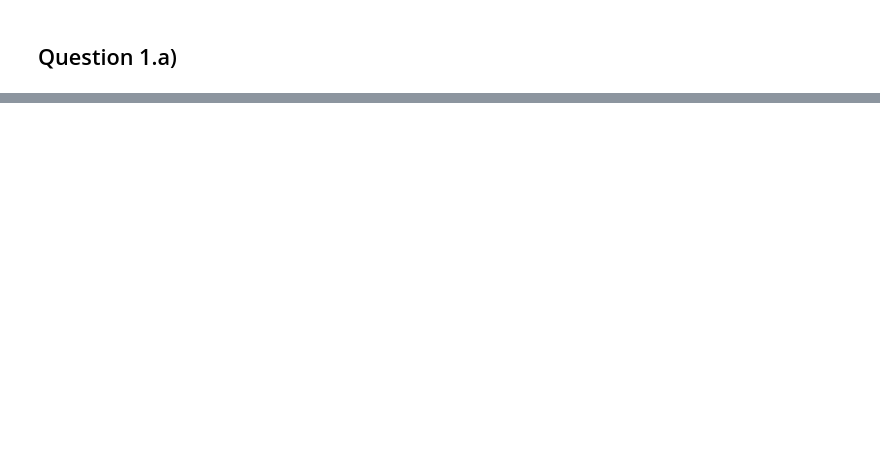
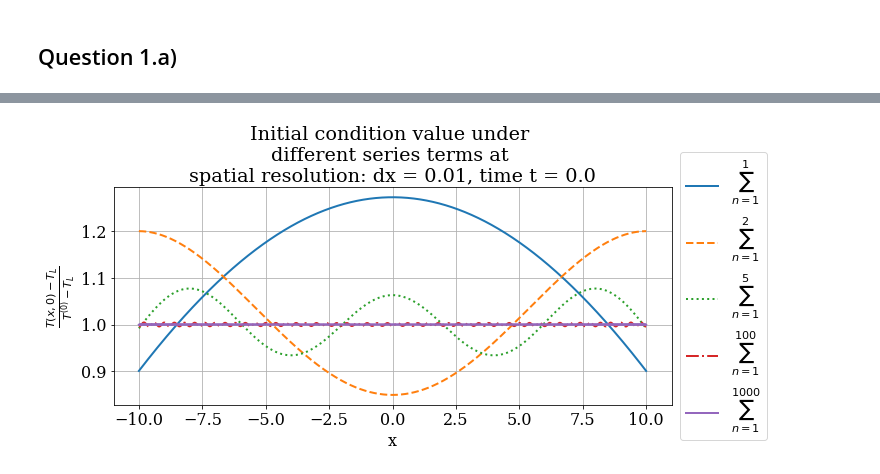
Before and after one commit to Chao8219/apsc6213-chao, a Jupyter notebook: homework/hw4/hw4.ipynb, the cells around one changed output, grey strips where cells are left out. Saved outputs shown, nothing was run; the diff lists cells and outputs as text; code cells hidden in the pictures; blank space fills up the shorter version.

```diff
--- a/homework/hw4/hw4.ipynb
+++ b/homework/hw4/hw4.ipynb
@@ -46,0 +47,42 @@ pyplot.legend(loc='center left', bbox_to_anchor=(1, 0.5));
+# %%
+# if expand to (-10 , 10)
+# set parameters
+x_begin = -10.0
+x_end = 10.0
+L = x_end - x_begin
+pi = numpy.pi
+dx = 0.01 # x resolution
+N_x = int(L/dx) + 1 # number of time steps
+x = numpy.linspace(x_begin, x_end, num=N_x)
+T_compute = numpy.zeros((5, N_x)) # store 5 different resolutions results
+terms_grid = numpy.array([1, 2, 5, 100, 1000])
+
+i = 0 # index for (i+1)-th grid resolution
+T_compute = numpy.zeros((5, N_x)) # clear
+for j in terms_grid:
+    for n in range(1,j+1): # calculate summation
+        T_compute[i] = T_compute[i] + (-1) ** (n + 1) / (2 * n - 1) * \
+                        numpy.cos((2 * n - 1) * pi * x / (2 * L))
+    T_compute[i] = T_compute[i] * 4 / pi
+    i = i + 1
+
+# plot
+pyplot.figure(figsize=(10.0, 4.0))
+pyplot.title('Initial condition value under \n\
+different series terms at \nspatial resolution: dx = {}, time t = 0.0'.format(dx))
+pyplot.xlabel('x')
+pyplot.ylabel(r'$ \frac{T(x,0) - T_L}{T^{(0)} - T_L} $')
+pyplot.grid()
+pyplot.plot(x, T_compute[0], label=r'$ \sum_{n=1}^{1}$',
+            color='C0', linestyle='-', linewidth=2)
+pyplot.plot(x, T_compute[1], label=r'$ \sum_{n=1}^{2}$',
+            color='C1', linestyle='--', linewidth=2)
+pyplot.plot(x, T_compute[2], label=r'$ \sum_{n=1}^{5}$',
+            color='C2', linestyle=':', linewidth=2)
+pyplot.plot(x, T_compute[3], label=r'$ \sum_{n=1}^{100}$',
+            color='C3', linestyle='-.', linewidth=2)
+pyplot.plot(x, T_compute[4], label=r'$ \sum_{n=1}^{1000}$',
+            color='C4', linestyle='-', linewidth=2)
+pyplot.legend(loc='center left', bbox_to_anchor=(1, 0.5));
+# %% [output]
+[figure, added]
```
Also changed, not shown: parts of 7 cells of this notebook.
